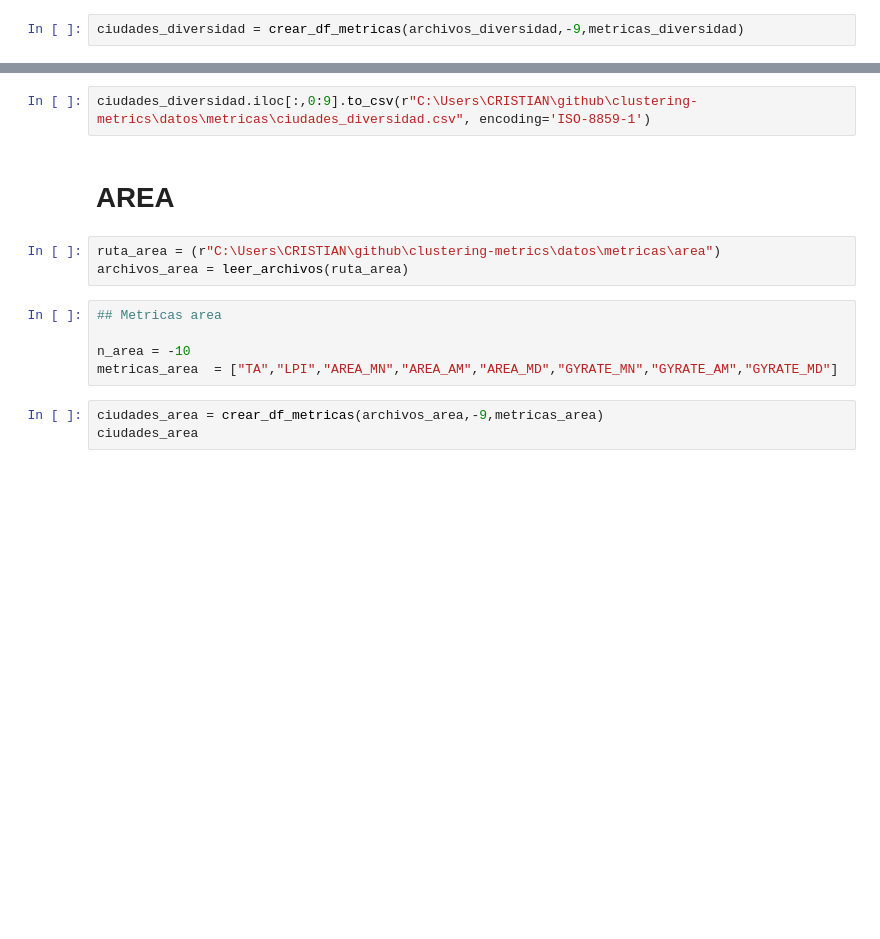
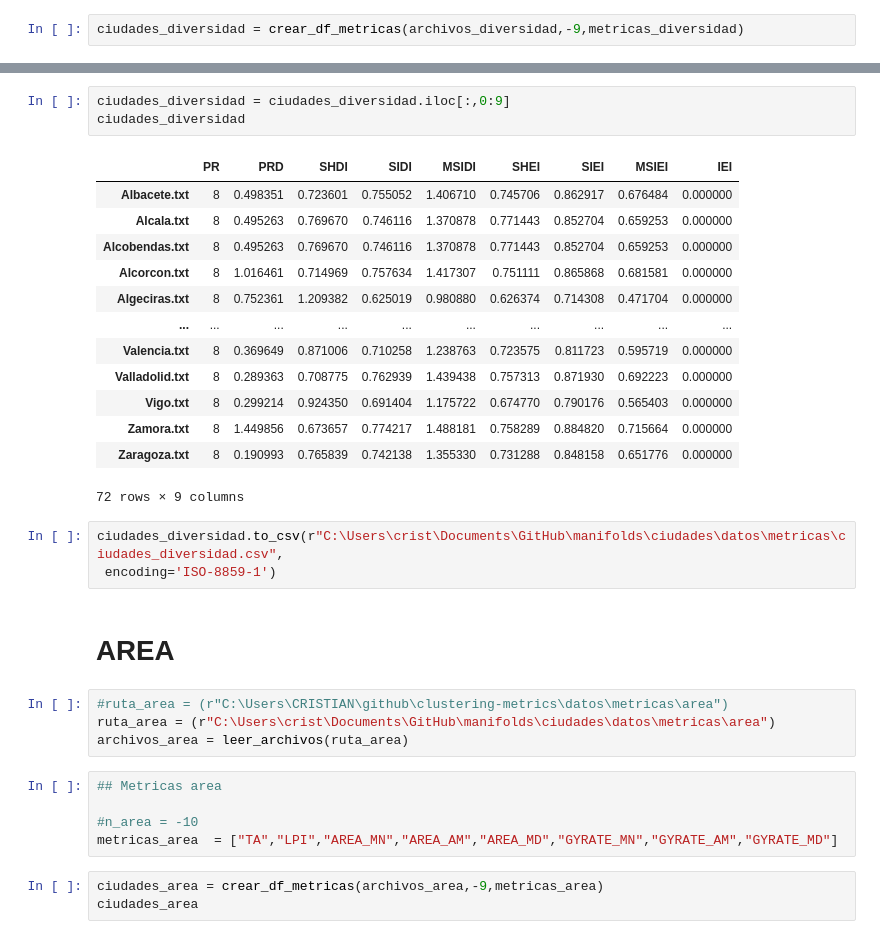
Before and after one commit to cristianvergaraf/clustering-metrics, a Jupyter notebook: datos/metricas/funcion_leer_metricas.ipynb, the cells around one changed output, grey strips where cells are left out. Saved outputs shown, nothing was run; the diff lists cells and outputs as text; blank space fills up the shorter version.

```diff
--- a/datos/metricas/funcion_leer_metricas.ipynb
+++ b/datos/metricas/funcion_leer_metricas.ipynb
@@ -119,14 +139,33 @@ ciudades_diversidad = crear_df_metricas(archivos_diversidad,-9,metricas_diversid
+# %%
+ciudades_diversidad = ciudades_diversidad.iloc[:,0:9]
+ciudades_diversidad
+# %% [output]
+|  | PR | PRD | SHDI | SIDI | MSIDI | SHEI | SIEI | MSIEI | IEI |
+| Albacete.txt | 8 | 0.498351 | 0.723601 | 0.755052 | 1.406710 | 0.745706 | 0.862917 | 0.676484 | 0.000000 |
+| Alcala.txt | 8 | 0.495263 | 0.769670 | 0.746116 | 1.370878 | 0.771443 | 0.852704 | 0.659253 | 0.000000 |
+| Alcobendas.txt | 8 | 0.495263 | 0.769670 | 0.746116 | 1.370878 | 0.771443 | 0.852704 | 0.659253 | 0.000000 |
+| Alcorcon.txt | 8 | 1.016461 | 0.714969 | 0.757634 | 1.417307 | 0.751111 | 0.865868 | 0.681581 | 0.000000 |
+| Algeciras.txt | 8 | 0.752361 | 1.209382 | 0.625019 | 0.980880 | 0.626374 | 0.714308 | 0.471704 | 0.000000 |
+| ... | ... | ... | ... | ... | ... | ... | ... | ... | ... |
+| Valencia.txt | 8 | 0.369649 | 0.871006 | 0.710258 | 1.238763 | 0.723575 | 0.811723 | 0.595719 | 0.000000 |
+| Valladolid.txt | 8 | 0.289363 | 0.708775 | 0.762939 | 1.439438 | 0.757313 | 0.871930 | 0.692223 | 0.000000 |
+| Vigo.txt | 8 | 0.299214 | 0.924350 | 0.691404 | 1.175722 | 0.674770 | 0.790176 | 0.565403 | 0.000000 |
+| Zamora.txt | 8 | 1.449856 | 0.673657 | 0.774217 | 1.488181 | 0.758289 | 0.884820 | 0.715664 | 0.000000 |
+| Zaragoza.txt | 8 | 0.190993 | 0.765839 | 0.742138 | 1.355330 | 0.731288 | 0.848158 | 0.651776 | 0.000000 |
+72 rows × 9 columns
 # %%
-ciudades_diversidad.iloc[:,0:9].to_csv(r"C:\Users\CRISTIAN\github\clustering-metrics\datos\metricas\ciudades_diversidad.csv", encoding='ISO-8859-1')
+ciudades_diversidad.to_csv(r"C:\Users\crist\Documents\GitHub\manifolds\ciudades\datos\metricas\ciudades_diversidad.csv",
+ encoding='ISO-8859-1')
 # %% [markdown]
 # AREA
 # %%
-ruta_area = (r"C:\Users\CRISTIAN\github\clustering-metrics\datos\metricas\area")
+#ruta_area = (r"C:\Users\CRISTIAN\github\clustering-metrics\datos\metricas\area")
+ruta_area = (r"C:\Users\crist\Documents\GitHub\manifolds\ciudades\datos\metricas\area")
 archivos_area = leer_archivos(ruta_area)
 # %%
 ## Metricas area
 
-n_area = -10
+#n_area = -10
 metricas_area  = ["TA","LPI","AREA_MN","AREA_AM","AREA_MD","GYRATE_MN","GYRATE_AM","GYRATE_MD"]
 # %%
 ciudades_area = crear_df_metricas(archivos_area,-9,metricas_area)
```
Also changed, not shown: parts of 15 cells of this notebook, 3 other files.
